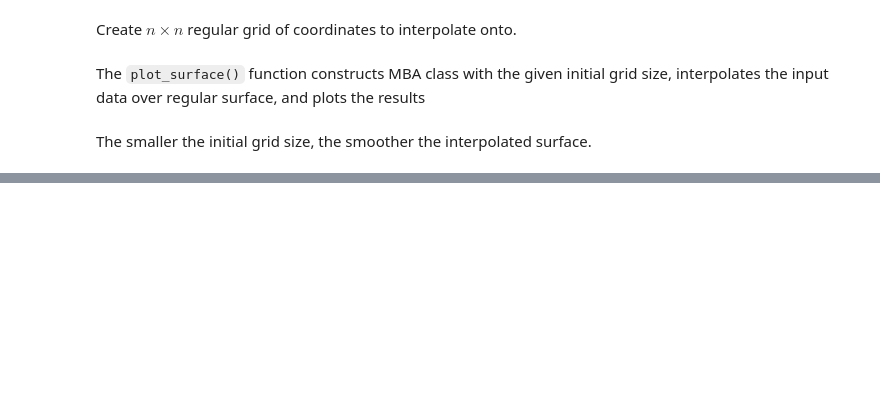
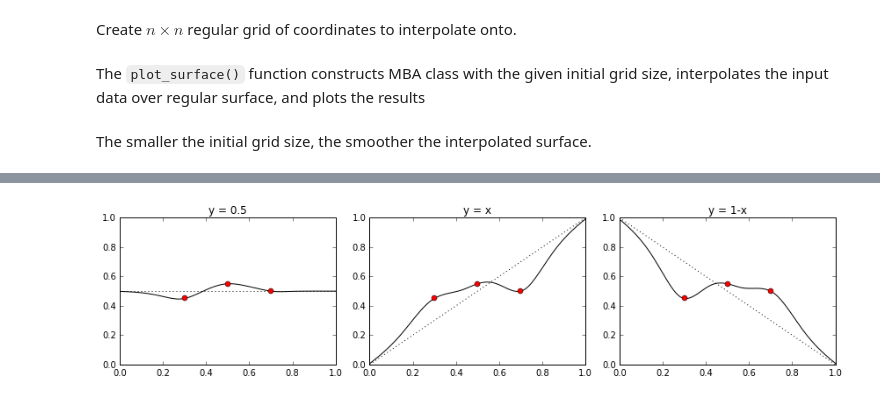
Before and after one commit to ddemidov/mba, a Jupyter notebook: python/example.ipynb, the cells around one changed output, grey strips where cells are left out. Saved outputs shown, nothing was run; the diff lists cells and outputs as text; code cells hidden in the pictures; blank space fills up the shorter version.

Commit message:
Allow custom initial approximation

```diff
--- a/python/example.ipynb
+++ b/python/example.ipynb
@@ -63,0 +68,20 @@ level 4: sparse [67, 67] (2664 bytes, compression: 0.07)
+# %%
+def test_initial(x0, y0, init, desc):
+    interp = mba1([0], [1], [8], x0, y0, init)
+    x = linspace(0, 1, 100).reshape(100,1)
+    y = interp(x)
+    plot(x, y, 'k-')
+    plot(x, [init(x) for x in x], 'k:')
+    plot(x0, y0, 'ro')
+    ylim([0,1])
+    title(desc)
+# %%
+x = [[0.3], [0.5], [0.7]]
+v = [0.45, 0.55, 0.5, ]
+figure(figsize=(12, 3))
+subplot(131); test_initial(x, v, lambda x: 0.5, 'y = 0.5')
+subplot(132); test_initial(x, v, lambda x: x[0], 'y = x')
+subplot(133); test_initial(x, v, lambda x: 1-x[0], 'y = 1-x')
+tight_layout()
+# %% [output]
+[figure, added]
```
Also changed, not shown: parts of 10 cells of this notebook, 2 other files.
